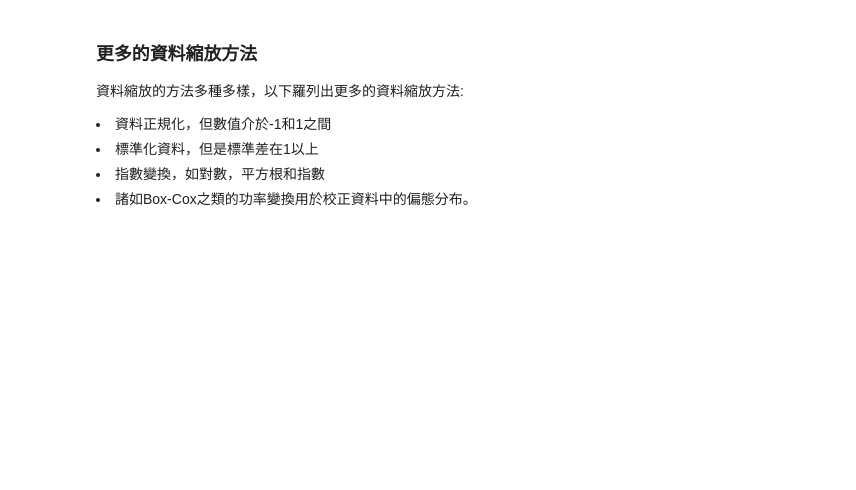
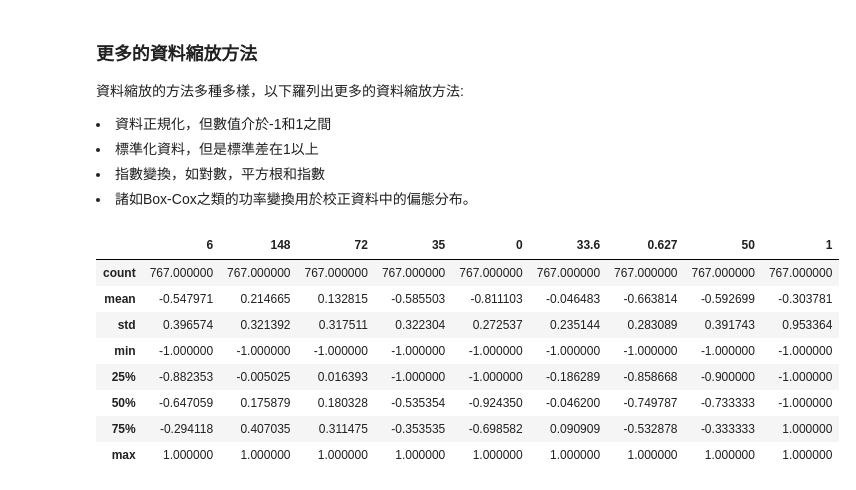
Before and after one commit to rentonhsu/coding_machine_learning_algorithms, a Jupyter notebook: day1_data_scaling/資料的縮放_正規化與標準化.ipynb, the cells around one changed output. Cells and saved outputs as stored; diff of their text form; code cells hidden in the pictures; blank space fills up the shorter version.

```diff
--- a/day1_data_scaling/資料的縮放_正規化與標準化.ipynb
+++ b/day1_data_scaling/資料的縮放_正規化與標準化.ipynb
@@ -246,3 +252,40 @@ standardlized_dataset.describe()
 <li>標準化資料，但是標準差在1以上
 <li>指數變換，如對數，平方根和指數
 <li>諸如Box-Cox之類的功率變換用於校正資料中的偏態分布。
+# %%
+#Normalize data so values lay between -1 and 1
+def normalized_df_minus_one_to_one(df, cols):
+    """
+    Normalize dataframe by given columns.
+
+    parameters:
+    df(pandas.DataFrame):The input dataframe.
+    cols(list):A list of column names that need to be normalized.
+
+    return:
+    df(pandas.DataFrame):The normalized dataframe.
+    """
+    df = df.copy()
+
+    for col in cols:
+        df[col] = ((df[col] - df[col].min()) / (df[col].max() - df[col].min())) * 2 -1
+
+    return df
+
+
+#load Pima Indians Diabetes Dataset
+data = pd.read_csv('data/pima-indians-diabetes.data.csv')
+#normalize all columns
+normalized_data = normalized_df_minus_one_to_one(data, data.columns)
+
+normalized_data.describe()
+# %% [output]
+|  | 6 | 148 | 72 | 35 | 0 | 33.6 | 0.627 | 50 | 1 |
+| count | 767.000000 | 767.000000 | 767.000000 | 767.000000 | 767.000000 | 767.000000 | 767.000000 | 767.000000 | 767.000000 |
+| mean | -0.547971 | 0.214665 | 0.132815 | -0.585503 | -0.811103 | -0.046483 | -0.663814 | -0.592699 | -0.303781 |
+| std | 0.396574 | 0.321392 | 0.317511 | 0.322304 | 0.272537 | 0.235144 | 0.283089 | 0.391743 | 0.953364 |
+| min | -1.000000 | -1.000000 | -1.000000 | -1.000000 | -1.000000 | -1.000000 | -1.000000 | -1.000000 | -1.000000 |
+| 25% | -0.882353 | -0.005025 | 0.016393 | -1.000000 | -1.000000 | -0.186289 | -0.858668 | -0.900000 | -1.000000 |
+| 50% | -0.647059 | 0.175879 | 0.180328 | -0.535354 | -0.924350 | -0.046200 | -0.749787 | -0.733333 | -1.000000 |
+| 75% | -0.294118 | 0.407035 | 0.311475 | -0.353535 | -0.698582 | 0.090909 | -0.532878 | -0.333333 | 1.000000 |
+| max | 1.000000 | 1.000000 | 1.000000 | 1.000000 | 1.000000 | 1.000000 | 1.000000 | 1.000000 | 1.000000 |
```
Also changed, not shown: parts of 7 cells of this notebook.
